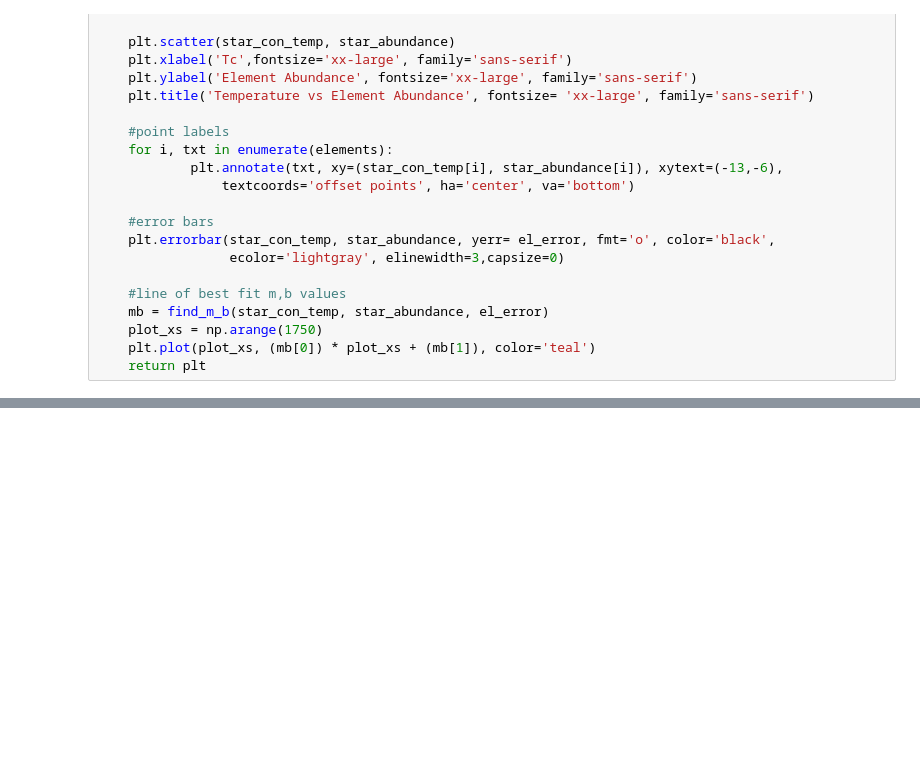
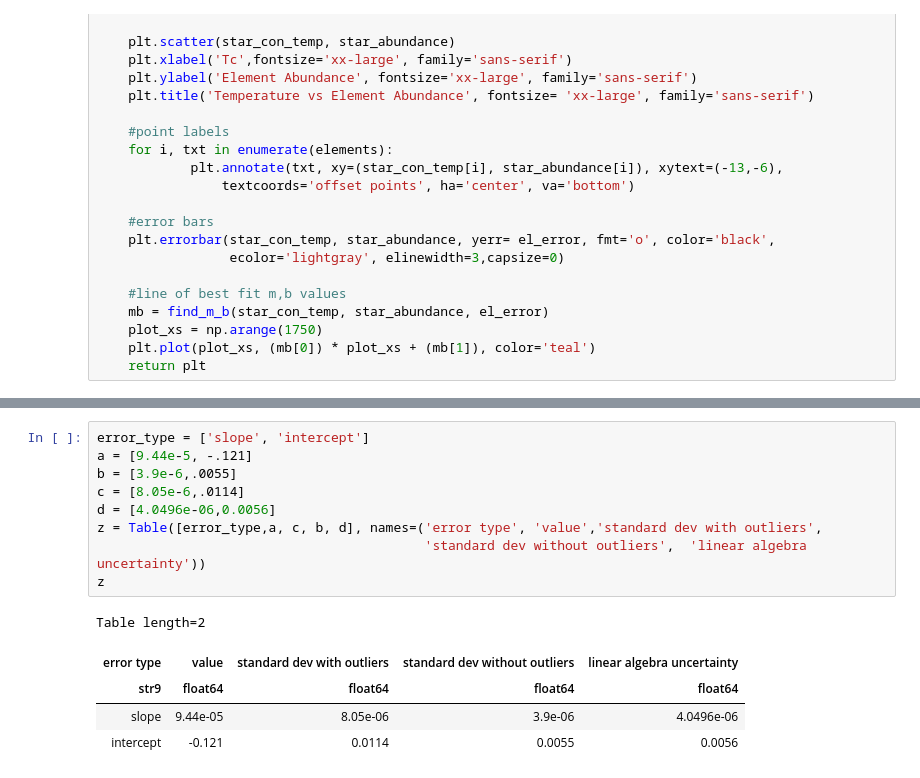
Before and after one commit to ilanadoran23/cca2019, a Jupyter notebook: Solar Twins Plots.ipynb, the cells around one changed output, grey strips where cells are left out. Saved outputs shown, nothing was run; the diff lists cells and outputs as text; blank space fills up the shorter version.

```diff
--- a/Solar Twins Plots.ipynb
+++ b/Solar Twins Plots.ipynb
@@ -343,0 +383,15 @@ plt.ylabel('number');
+# %%
+error_type = ['slope', 'intercept']
+a = [9.44e-5, -.121]
+b = [3.9e-6,.0055]
+c = [8.05e-6,.0114]
+d = [4.0496e-06,0.0056]
+z = Table([error_type,a, c, b, d], names=('error type', 'value','standard dev with outliers',
+                                          'standard dev without outliers',  'linear algebra uncertainty'))
+z
+# %% [output]
+Table length=2
+| error type | value | standard dev with outliers | standard dev without outliers | linear algebra uncertainty |
+| str9 | float64 | float64 | float64 | float64 |
+| slope | 9.44e-05 | 8.05e-06 | 3.9e-06 | 4.0496e-06 |
+| intercept | -0.121 | 0.0114 | 0.0055 | 0.0056 |
```
Also changed, not shown: parts of 15 cells of this notebook.
